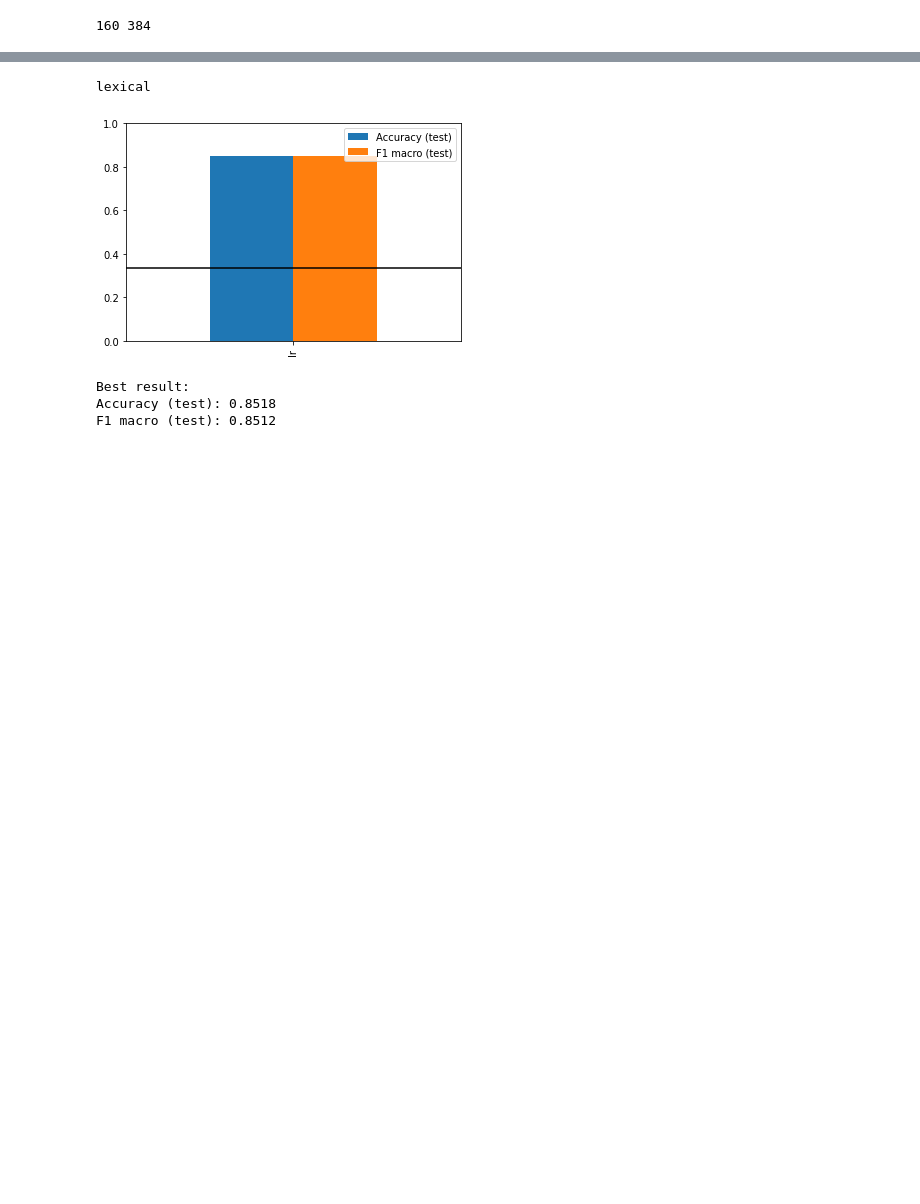
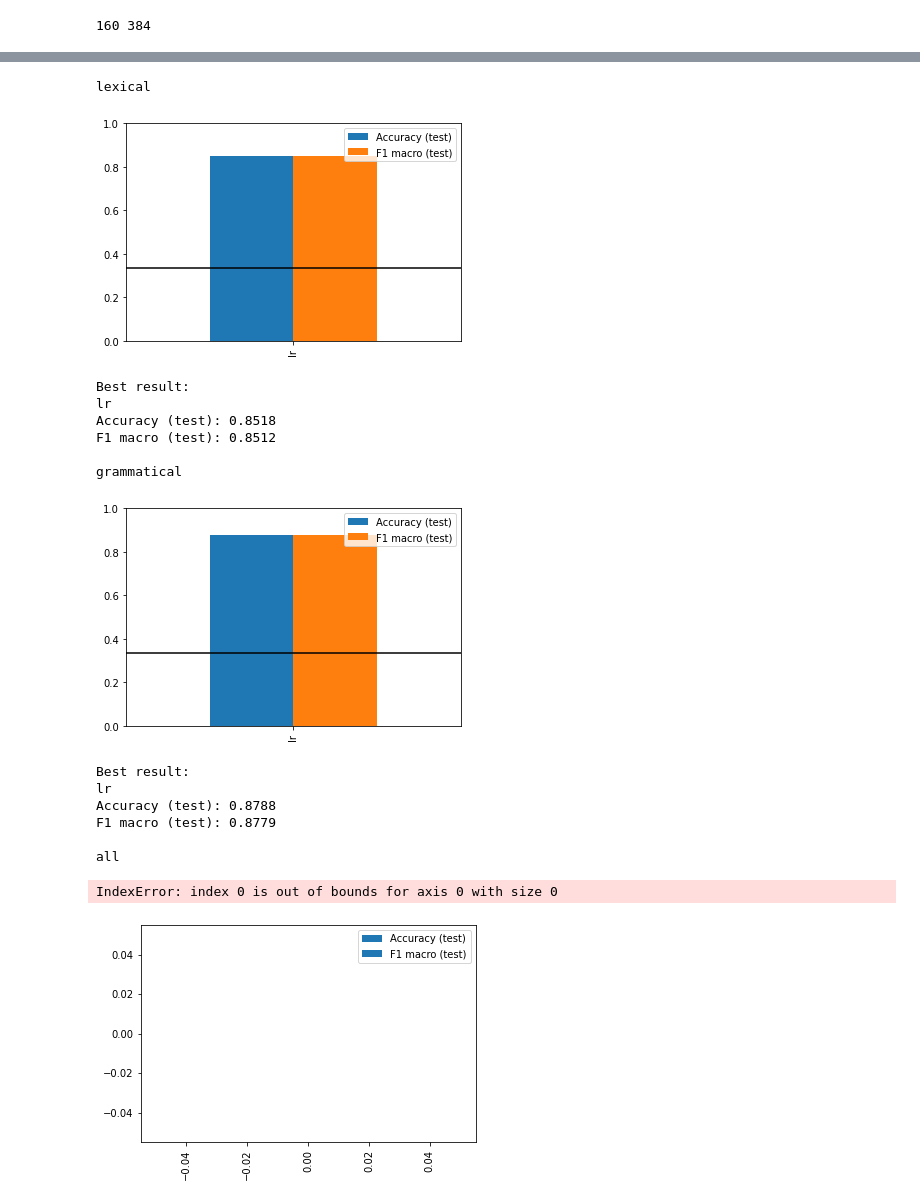
Before and after one commit to lpmaltina/english-proficiency, a Jupyter notebook: Classification.ipynb, the cells around one changed output, grey strips where cells are left out. Cells and saved outputs as stored; diff of their text form; code cells hidden in the pictures; blank space fills up the shorter version.

```diff
--- a/Classification.ipynb
+++ b/Classification.ipynb
@@ -447,18 +620,13 @@ results
 # %%
-baseline = y_test.value_counts(normalize=True).max()
-
-# for feature_set in ("lexical features", "morphological and syntactic features", "all features"):
-for feature_set in ("lexical",):
+def plot_different_classifiers(results, baseline, feature_set):
     mini_df = pd.DataFrame(results[feature_set])
-    mini_df.to_csv(f"{feature_set}-results.csv")
+    mini_df.to_csv(os.path.join("results", feature_set, f"{feature_set}-results.csv"))
     print(f"\n{feature_set}")
     mini_df[['Accuracy (test)', 'F1 macro (test)']].plot.bar()
     plt.axhline(y=baseline, color="k")
     plt.ylim(0, 1)
-    plt.savefig(f"{feature_set}-results.png", bbox_inches='tight')
+    plt.savefig(os.path.join("illustrations", feature_set, f"{feature_set}-results.png"), bbox_inches='tight')
     plt.show()
-
-    print("Best result:")
 
     max_value = 0
     best_clf = ""
@@ -466,11 +634,8 @@ for feature_set in ("lexical",):
         if value > max_value:
             best_clf = clf
 
+    print("Best result:")
+    print(best_clf)
+
     for metric in ("Accuracy (test)", "F1 macro (test)"):
         print(f"{metric}: {results[feature_set][metric][clf]}")
-# %% [output]
-lexical
-[figure, removed]
-Best result:
-Accuracy (test): 0.8518
-F1 macro (test): 0.8512
@@ -478,0 +642,21 @@ results
+# %%
+for feature_set in features:
+    plot_different_classifiers(results, baseline, feature_set)
+# %% [output]
+lexical
+[figure, added]
+Best result:
+lr
+Accuracy (test): 0.8518
+F1 macro (test): 0.8512
+
+grammatical
+[figure, added]
+Best result:
+lr
+Accuracy (test): 0.8788
+F1 macro (test): 0.8779
+
+all
+IndexError: index 0 is out of bounds for axis 0 with size 0
+[figure, added]
```
Also changed, not shown: parts of 22 cells of this notebook.
